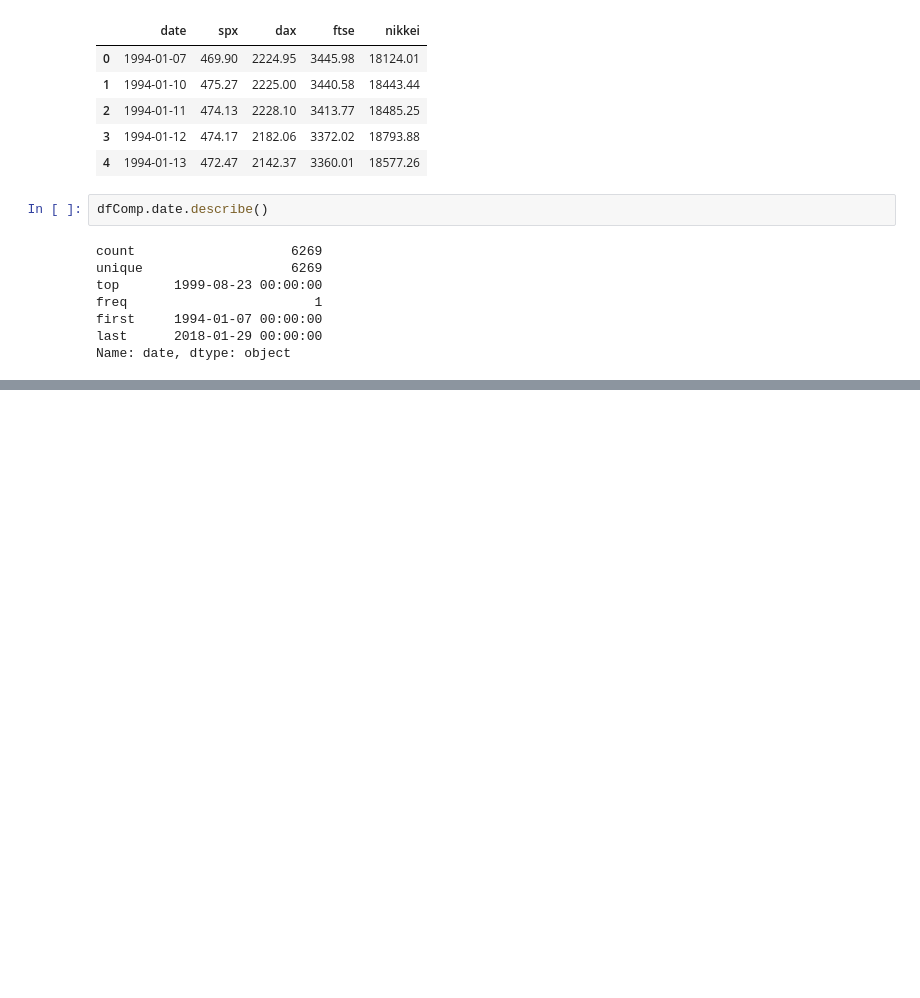
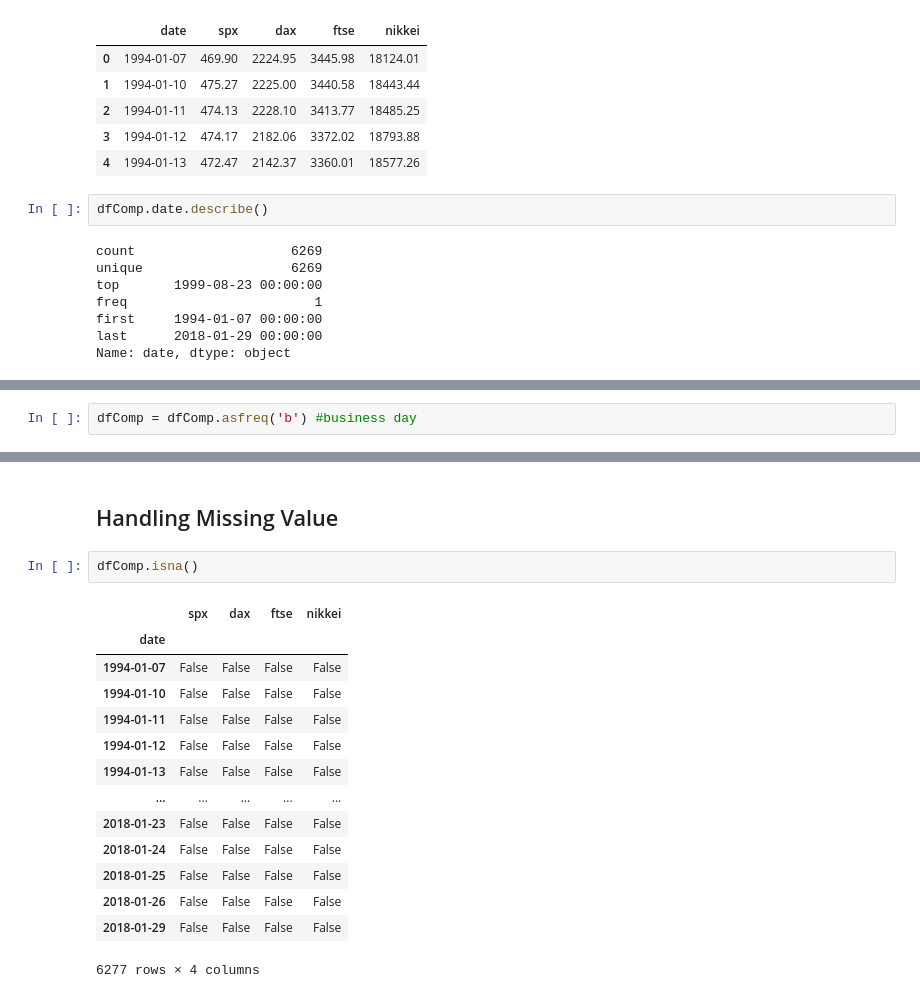
Before and after one commit to bosshentai/MachineLearning, a Jupyter notebook: DataScience/timeSeriesData/Introducution to time Series.ipynb, the cells around one changed output, grey strips where cells are left out. Saved outputs shown, nothing was run; the diff lists cells and outputs as text; blank space fills up the shorter version.

```diff
--- a/DataScience/timeSeriesData/Introducution to time Series.ipynb
+++ b/DataScience/timeSeriesData/Introducution to time Series.ipynb
@@ -143,0 +177,2 @@ Name: date, dtype: object
+# %%
+dfComp = dfComp.asfreq('b') #business day
@@ -143,0 +189,19 @@ Name: date, dtype: object
+# %% [markdown]
+<h2> Handling Missing Value </h2>
+# %%
+dfComp.isna()
+# %% [output]
+|  | spx | dax | ftse | nikkei |
+| date |  |  |  |  |
+| 1994-01-07 | False | False | False | False |
+| 1994-01-10 | False | False | False | False |
+| 1994-01-11 | False | False | False | False |
+| 1994-01-12 | False | False | False | False |
+| 1994-01-13 | False | False | False | False |
+| ... | ... | ... | ... | ... |
+| 2018-01-23 | False | False | False | False |
+| 2018-01-24 | False | False | False | False |
+| 2018-01-25 | False | False | False | False |
+| 2018-01-26 | False | False | False | False |
+| 2018-01-29 | False | False | False | False |
+6277 rows × 4 columns
```
Also changed, not shown: parts of 21 cells of this notebook.
